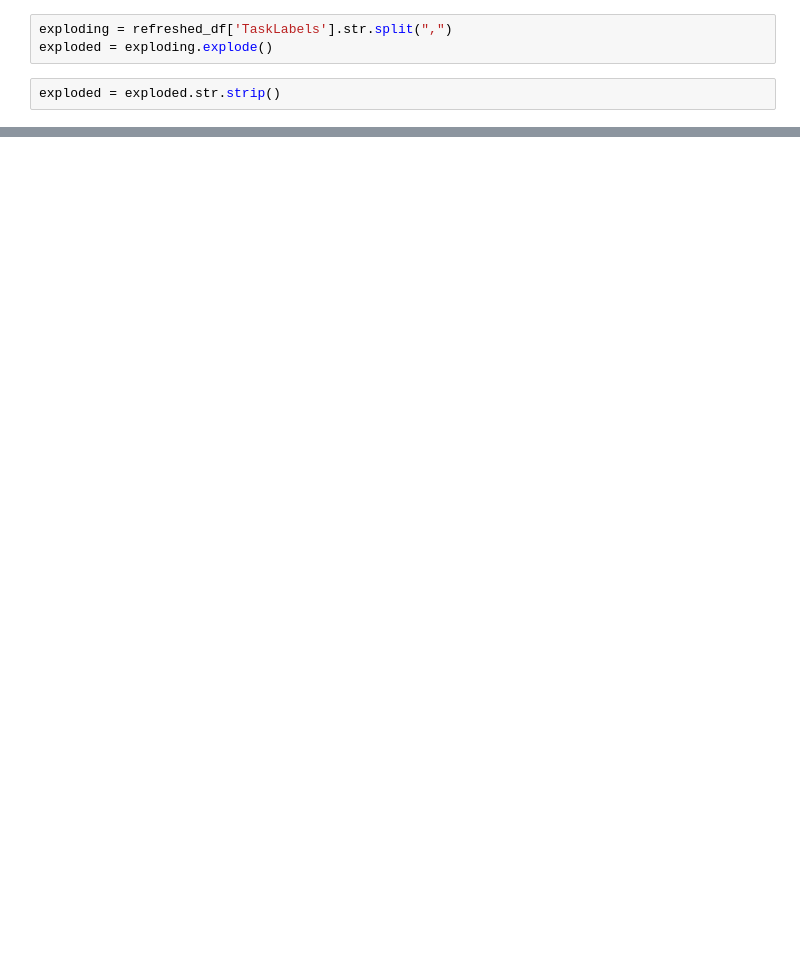
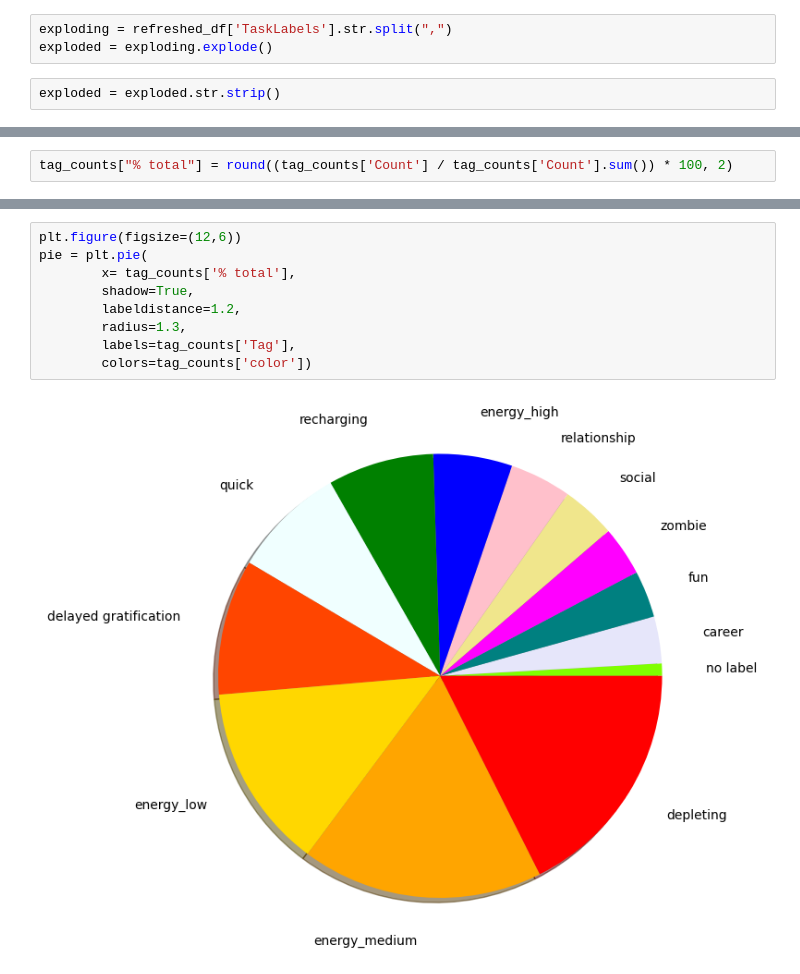
Before and after one commit to avryluy/TaskEnergySystem-ToDoIst, a Jupyter notebook: testing-ground.ipynb, the cells around one changed output, grey strips where cells are left out. Saved outputs shown, nothing was run; the diff lists cells and outputs as text; blank space fills up the shorter version.

```diff
--- a/testing-ground.ipynb
+++ b/testing-ground.ipynb
@@ -373,0 +348,2 @@ plt.show()
+# %%
+tag_counts["% total"] = round((tag_counts['Count'] / tag_counts['Count'].sum()) * 100, 2)
@@ -373,0 +374,11 @@ plt.show()
+# %%
+plt.figure(figsize=(12,6))
+pie = plt.pie(
+        x= tag_counts['% total'],
+        shadow=True,
+        labeldistance=1.2,
+        radius=1.3,
+        labels=tag_counts['Tag'],
+        colors=tag_counts['color'])
+# %% [output]
+[figure, added]
```
Also changed, not shown: parts of 13 cells of this notebook, 1 other file.
